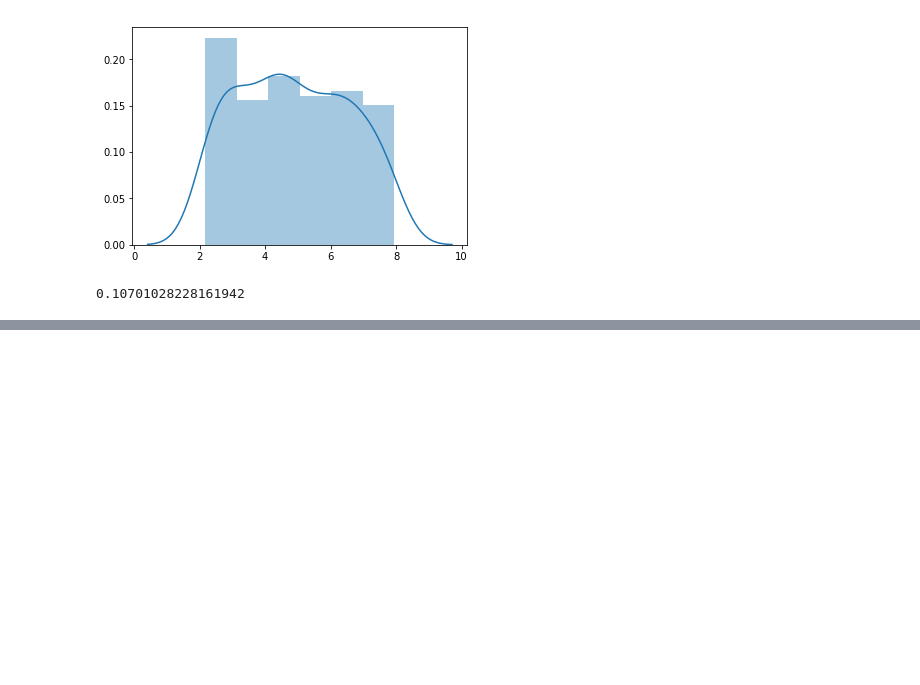
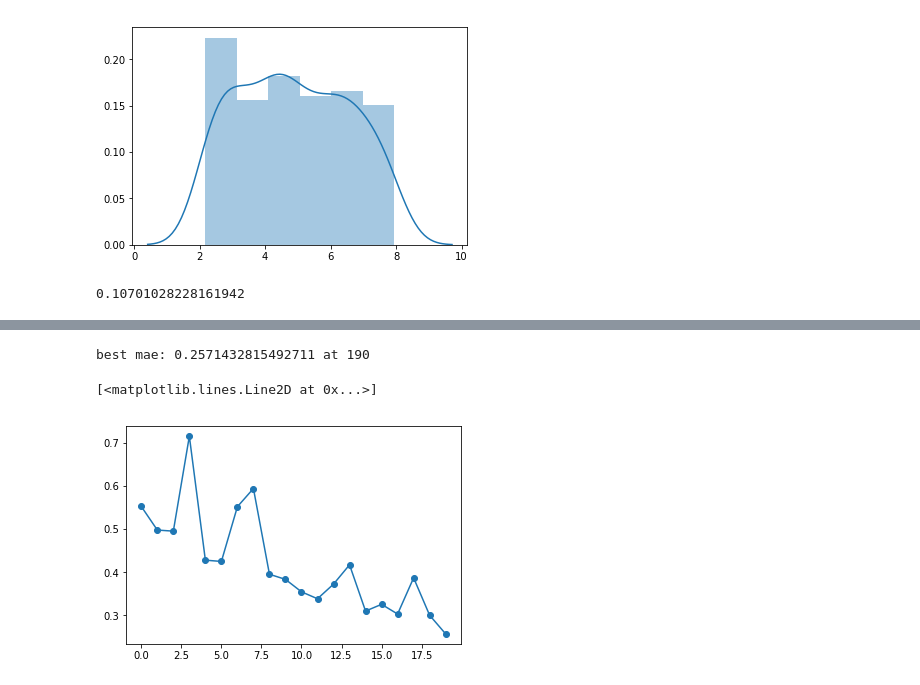
Before and after one commit to vlongle/Neurosimulation, a Jupyter notebook: Neural_Network.ipynb, the cells around one changed output, grey strips where cells are left out. Saved outputs shown, nothing was run; the diff lists cells and outputs as text; code cells hidden in the pictures; blank space fills up the shorter version.

```diff
--- a/Neural_Network.ipynb
+++ b/Neural_Network.ipynb
@@ -249,0 +361,7 @@ mae(y_pred.cpu(), y_test)
+# %%
+print('best mae:', np.min(maes), 'at', np.argmin(maes)*10)
+plt.plot(range(len(maes)), maes, marker='o')
+# %% [output]
+best mae: 0.2571432815492711 at 190
+[<matplotlib.lines.Line2D at 0x...>]
+[figure, added]
```
Also changed, not shown: parts of 20 cells of this notebook.
